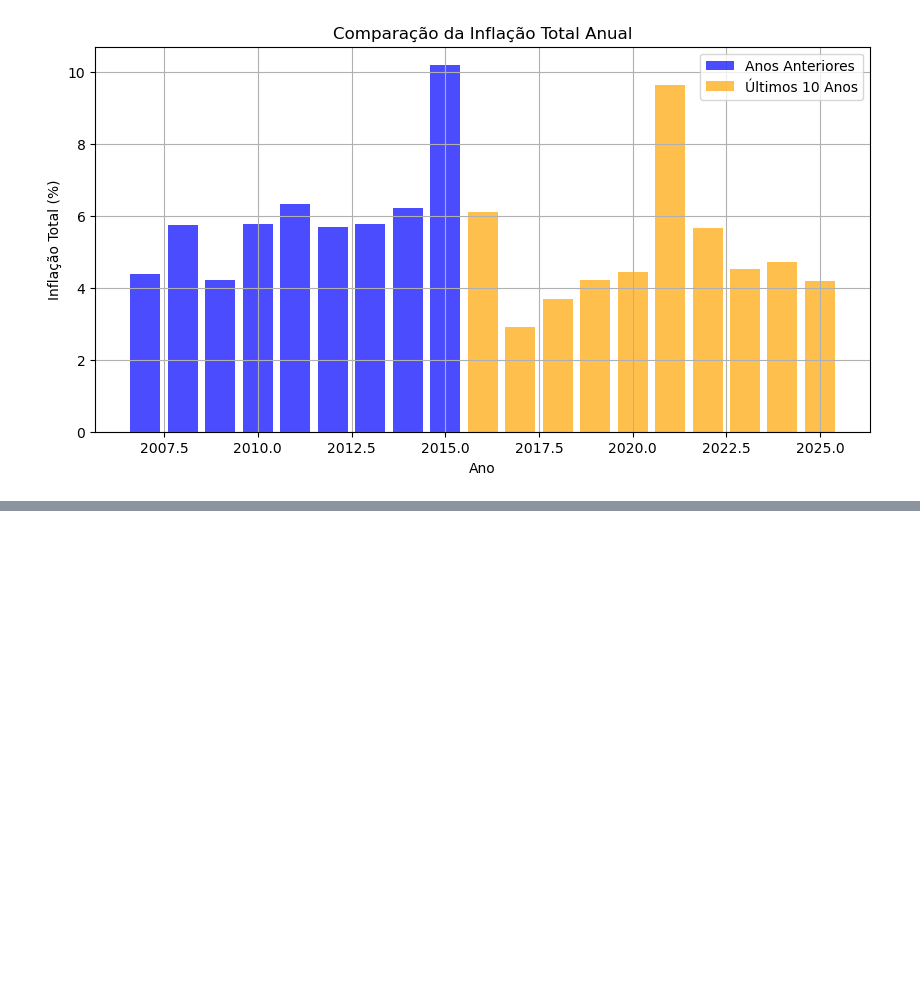
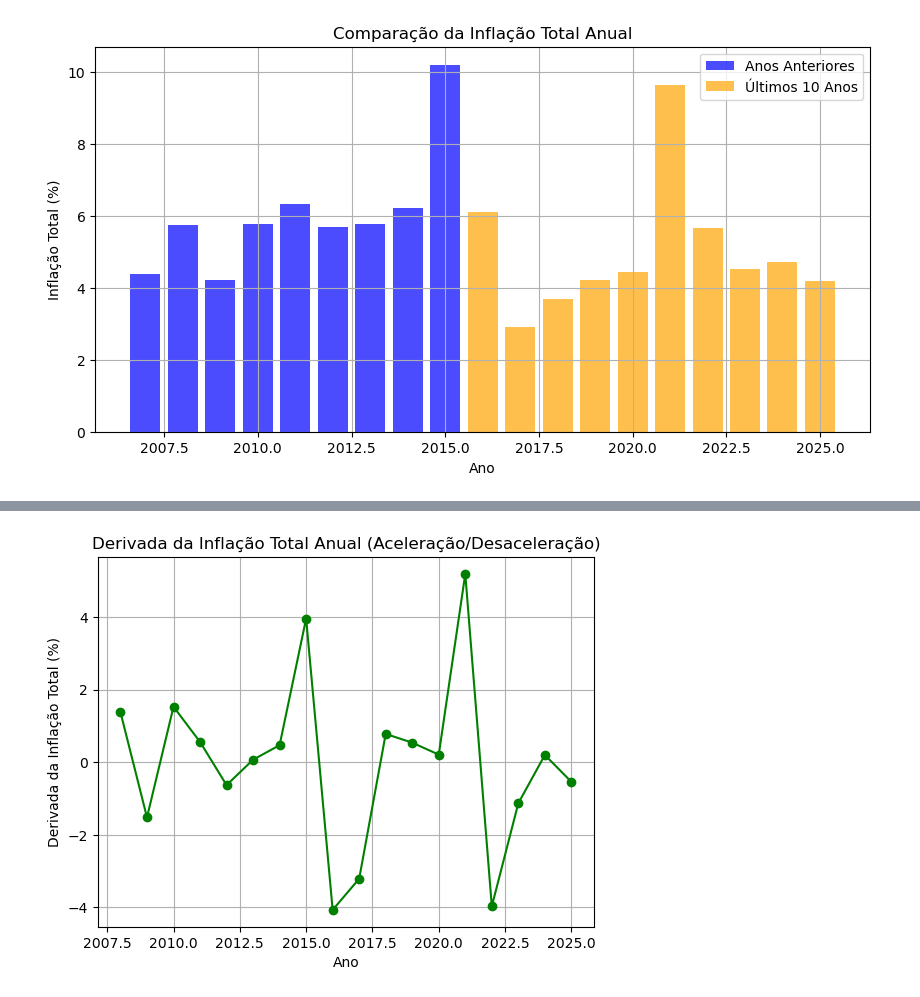
Before and after one commit to KelvenAlcantara/public_projects_economics, a Jupyter notebook: inflacao_custo_vida/analysis.ipynb, the cells around one changed output, grey strips where cells are left out. Cells and saved outputs as stored; diff of their text form; code cells hidden in the pictures; blank space fills up the shorter version.

```diff
--- a/inflacao_custo_vida/analysis.ipynb
+++ b/inflacao_custo_vida/analysis.ipynb
@@ -210,0 +211,11 @@ TypeError: object of type 'module' has no len()
+# %%
+# Detecção de aceleração ou desaceleração da inflação com derivada
+ipca_total_anual['derivada'] = ipca_total_anual['value'].diff()
+plt.plot(ipca_total_anual['year'], ipca_total_anual['derivada'], color='green', marker='o')
+plt.xlabel('Ano')
+plt.ylabel('Derivada da Inflação Total (%)')
+plt.title('Derivada da Inflação Total Anual (Aceleração/Desaceleração)')
+plt.grid()
+plt.show()
+# %% [output]
+[figure, added]
```
Also changed, not shown: parts of 13 cells of this notebook, 10 other files.
